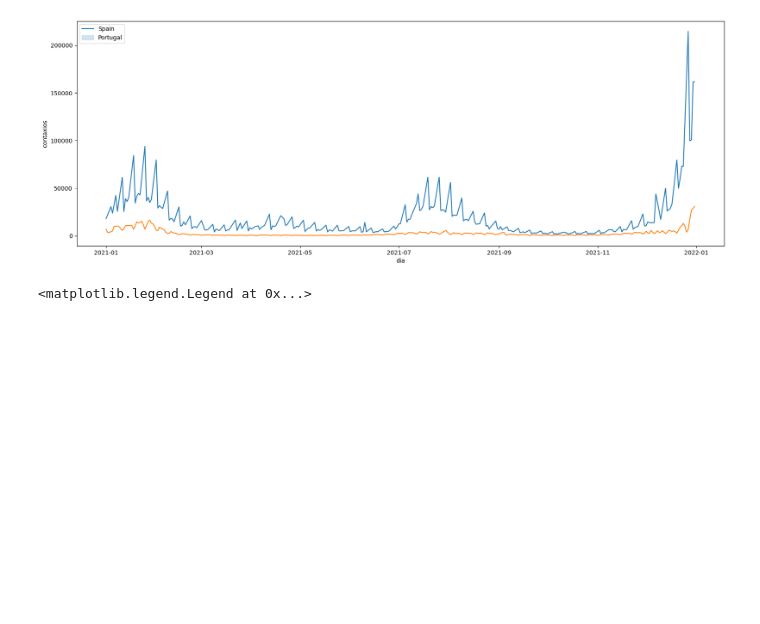
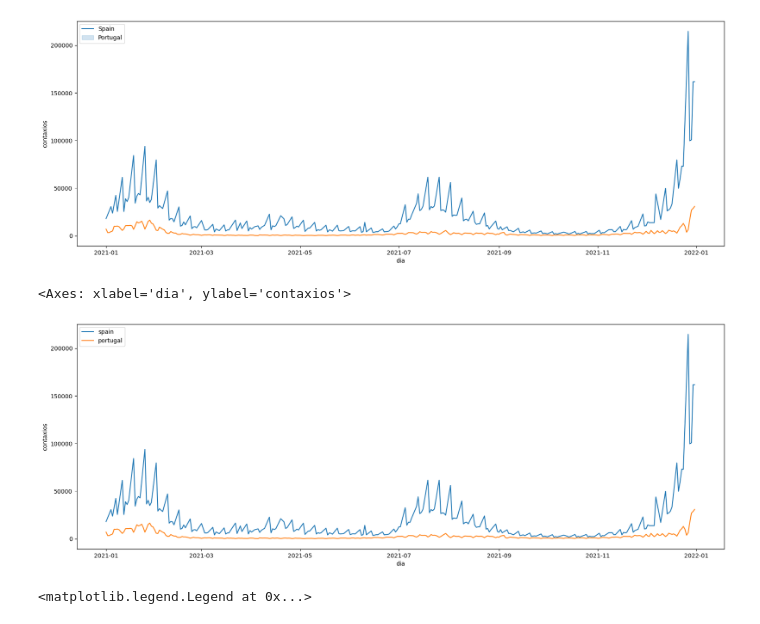
Before and after one commit to Maitlla/Sistemas_BD, a Jupyter notebook: analytics/02_graphs-exercise.ipynb, the cells around one changed output. Saved outputs shown, nothing was run; the diff lists cells and outputs as text; code cells hidden in the pictures; blank space fills up the shorter version.

```diff
--- a/analytics/02_graphs-exercise.ipynb
+++ b/analytics/02_graphs-exercise.ipynb
@@ -189,6 +200,18 @@ plt.legend(['Spain','Portugal'])
 # %% [output]
 <matplotlib.legend.Legend at 0x...>
 [figure]
+# %%
+contaxios_spain =  df_covid[df_covid.pais == 'Spain'].contaxios
+contaxios_spain = contaxios_spain[contaxios_spain != 0]
+contaxios_portugal =  df_covid[df_covid.pais == 'Portugal'].contaxios
+contaxios_portugal = contaxios_portugal[contaxios_portugal != 0]
+
+plt.figure(figsize=(20,7))
+sns.lineplot(data=contaxios_spain,label='spain')
+sns.lineplot(data=contaxios_portugal,label='portugal')
+# %% [output]
+<Axes: xlabel='dia', ylabel='contaxios'>
+[figure, added]
 # %%
 # 2.2 Modify the size of the graphic and add title and labels for both axes.
 # 2.2 Modifica el tamaño del gráfico y agregue títulos y etiquetas para ambos ejes
```
Also changed, not shown: parts of 8 cells of this notebook, 28 other files.
